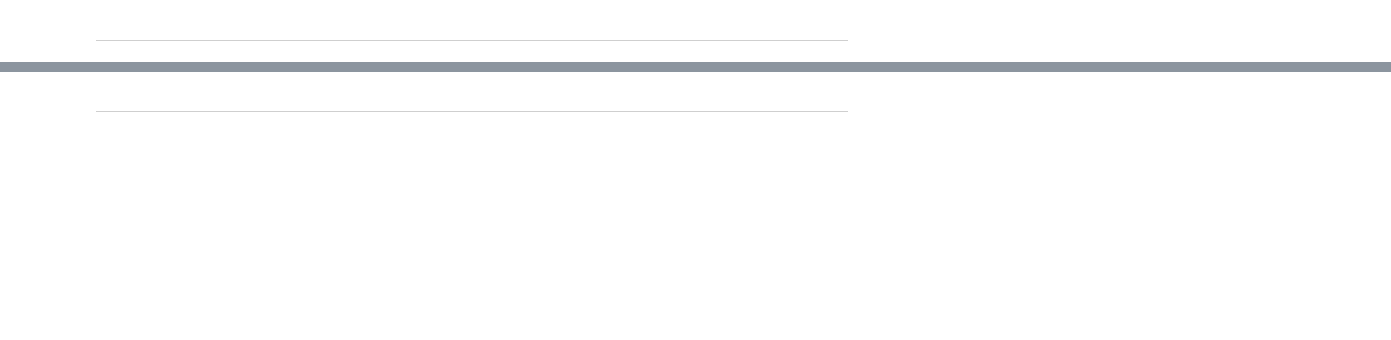
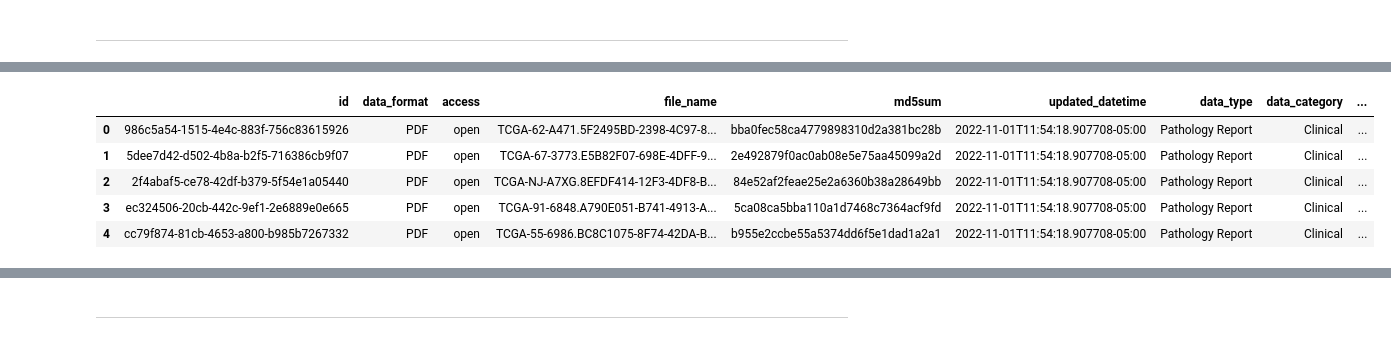
Before and after one commit to lab-rasool/HoneyBee, a Jupyter notebook: main.ipynb, the cells around one changed output, grey strips where cells are left out. Drawn from its saved outputs; the diff is of its cells as text; code cells hidden in the pictures; blank space fills up the shorter version.

```diff
--- a/main.ipynb
+++ b/main.ipynb
@@ -108,0 +223,10 @@ print(result)
+# %%
+from datasets import load_dataset
+
+pathology_report_dataset = load_dataset(
+    "Aakash-Tripathi/TCGA-LUAD-minds", "pathology_report"
+)
+print(pathology_report_dataset)
+
+clinical_dataset = load_dataset("Aakash-Tripathi/TCGA-LUAD-minds", "clinical")
+print(clinical_dataset)
@@ -108,0 +256,9 @@ print(result)
+# %%
+pathology_report_dataset["train"].to_pandas().head()
+# %% [output]
+|  | id | data_format | access | file_name | md5sum | updated_datetime | data_type | data_category | ... |
+| 0 | 986c5a54-1515-4e4c-883f-756c83615926 | PDF | open | TCGA-62-A471.5F2495BD-2398-4C97-8... | bba0fec58ca4779898310d2a381bc28b | 2022-11-01T11:54:18.907708-05:00 | Pathology Report | Clinical | ... |
+| 1 | 5dee7d42-d502-4b8a-b2f5-716386cb9f07 | PDF | open | TCGA-67-3773.E5B82F07-698E-4DFF-9... | 2e492879f0ac0ab08e5e75aa45099a2d | 2022-11-01T11:54:18.907708-05:00 | Pathology Report | Clinical | ... |
+| 2 | 2f4abaf5-ce78-42df-b379-5f54e1a05440 | PDF | open | TCGA-NJ-A7XG.8EFDF414-12F3-4DF8-B... | 84e52af2feae25e2a6360b38a28649bb | 2022-11-01T11:54:18.907708-05:00 | Pathology Report | Clinical | ... |
+| 3 | ec324506-20cb-442c-9ef1-2e6889e0e665 | PDF | open | TCGA-91-6848.A790E051-B741-4913-A... | 5ca08ca5bba110a1d7468c7364acf9fd | 2022-11-01T11:54:18.907708-05:00 | Pathology Report | Clinical | ... |
+| 4 | cc79f874-81cb-4653-a800-b985b7267332 | PDF | open | TCGA-55-6986.BC8C1075-8F74-42DA-B... | b955e2ccbe55a5374dd6f5e1dad1a2a1 | 2022-11-01T11:54:18.907708-05:00 | Pathology Report | Clinical | ... |
```
Also changed, not shown: parts of 30 cells of this notebook, 20 other files.
